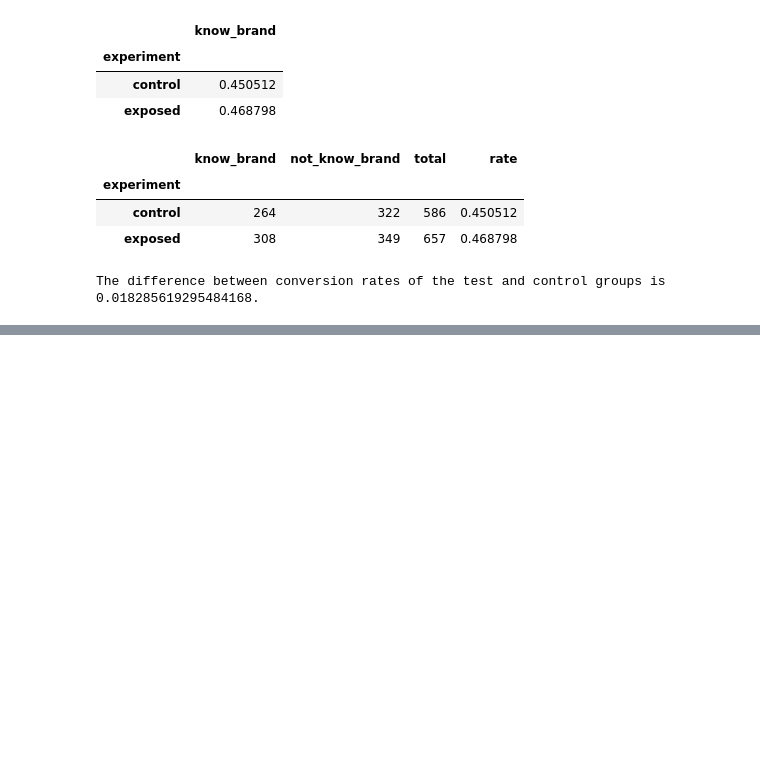
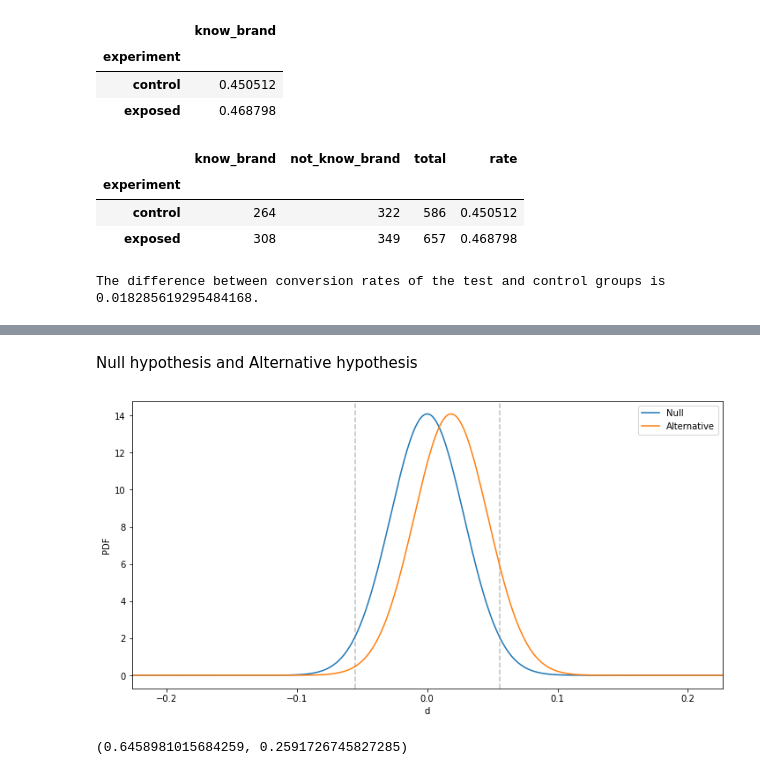
Before and after one commit to Nathnael12/A_B-Hypothesis-Testing, a Jupyter notebook: notebooks/classical_testing.ipynb, the cells around one changed output, grey strips where cells are left out. Drawn from its saved outputs; the diff is of its cells as text; code cells hidden in the pictures; blank space fills up the shorter version.

Commit message:
perform null hypothesis and alternative hypothesis

```diff
--- a/notebooks/classical_testing.ipynb
+++ b/notebooks/classical_testing.ipynb
@@ -16,7 +16,7 @@ warnings.filterwarnings("ignore")
 # %%
 cleaner= DataCleaner()
 utils = Utils()
-plotter = PlottingFunctions()
+plotter = HypothesisPlot()
 ab_testing = ABTesting()
 # %%
 df = utils.load_data("../data/AdSmartABdata.csv")
@@ -93,0 +142,12 @@ The difference between conversion rates of the test and control groups is 0.0182
+# %% [markdown]
+Null hypothesis and Alternative hypothesis
+# %%
+plotter.hypo_plot(cont_total, exp_total, cont_rate, diff)
+# %% [output]
+[figure, added]
+# %%
+z_score = (diff) / np.sqrt(std_cont**2 + std_exp**2)
+p_value = scs.norm().sf(z_score)
+z_score, p_value
+# %% [output]
+(0.6458981015684259, 0.2591726745827285)
```
Also changed, not shown: parts of 9 cells of this notebook.
